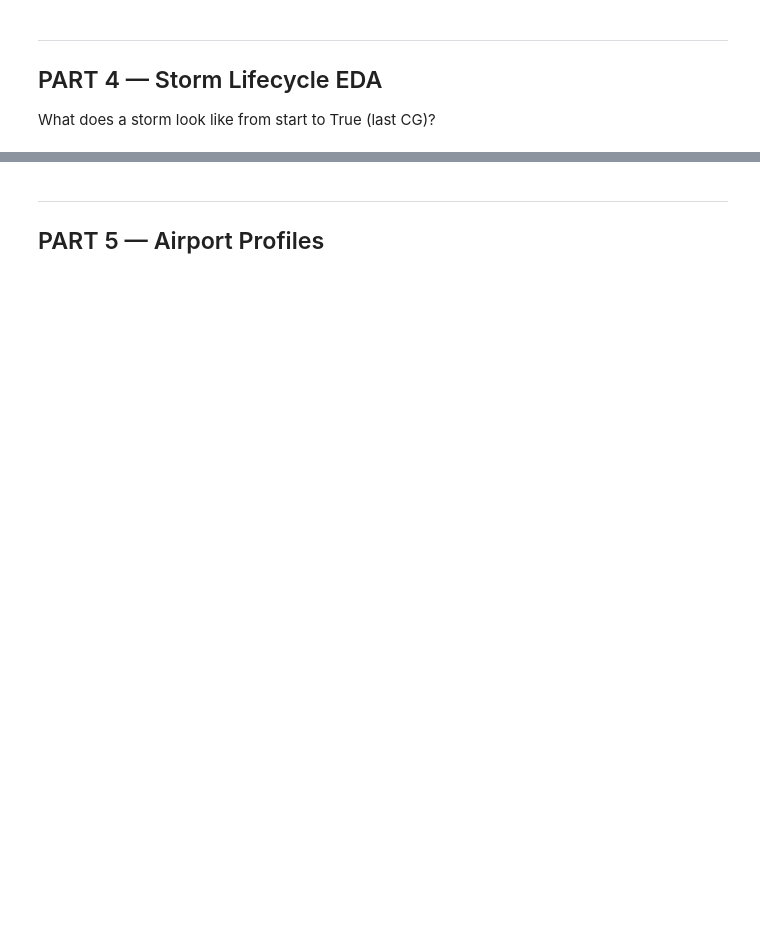
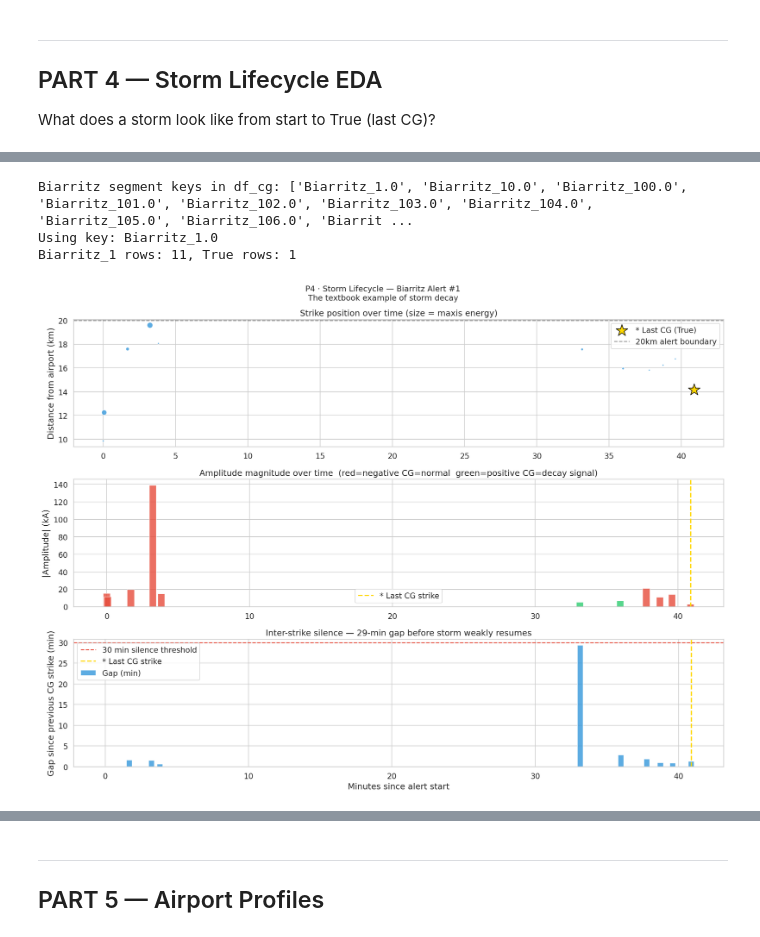
Before and after one commit to Tesfay-Hagos/data-Battle-2026, a Jupyter notebook: notebooks/03_final_eda_and_features.ipynb, the cells around one changed output, grey strips where cells are left out. Saved outputs shown, nothing was run; the diff lists cells and outputs as text; code cells hidden in the pictures; blank space fills up the shorter version.

```diff
--- a/notebooks/03_final_eda_and_features.ipynb
+++ b/notebooks/03_final_eda_and_features.ipynb
@@ -449,5 +594,11 @@ plt.show()
 # %%
-biarritz_1 = df_cg[df_cg["segment_key"]=="Biarritz_1"].sort_values("date").copy()
+# Debug: find the actual Biarritz segment keys available in df_cg
+_biarritz_keys = sorted(df_cg[df_cg["airport"]=="Biarritz"]["segment_key"].unique())
+print(f"Biarritz segment keys in df_cg: {_biarritz_keys}")
+_biarritz_key = _biarritz_keys[0] if _biarritz_keys else "Biarritz_1.0"
+print(f"Using key: {_biarritz_key}")
+biarritz_1 = df_cg[df_cg["segment_key"]==_biarritz_key].sort_values("date").copy()
+print(f"Biarritz_1 rows: {len(biarritz_1)}, True rows: {biarritz_1['is_last_lightning_cloud_ground'].sum()}")
 biarritz_1["minutes"] = (
     biarritz_1["date"] - biarritz_1["date"].min()
 ).dt.total_seconds() / 60
@@ -458,53 +609,60 @@ fig.suptitle("P4 · Storm Lifecycle — Biarritz Alert #1\n"
              "The textbook example of storm decay", fontsize=13)
 
 # Strike timeline: dist over time
-colors = ["#E74C3C" if t=="True" else "#3498DB"
+colors = ["#E74C3C" if t else "#3498DB"
           for t in biarritz_1["is_last_lightning_cloud_ground"]]
 sizes  = (biarritz_1["maxis"].abs() + 0.1) * 40
 axes[0].scatter(biarritz_1["minutes"], biarritz_1["dist"],
                 c=colors, s=sizes, alpha=0.8,
                 edgecolors="white", lw=0.8, zorder=3)
-true_row = biarritz_1[biarritz_1["is_last_lightning_cloud_ground"]=="True"]
+true_row = biarritz_1[biarritz_1["is_last_lightning_cloud_ground"]]
 axes[0].scatter(true_row["minutes"], true_row["dist"],
-                s=400, marker="★", color="gold",
+                s=400, marker="*", color="gold",
                 edgecolors="black", lw=1, zorder=5,
-                label="★ Last CG (True)")
+                label="* Last CG (True)")
 axes[0].axhline(20, color="black", linestyle="--",
                 alpha=0.4, label="20km alert boundary")
 axes[0].set_ylabel("Distance from airport (km)")
 axes[0].set_title("Strike position over time (size = maxis energy)")
 axes[0].legend()
 
 # Amplitude over time with sign highlighted
 for _, row in biarritz_1.iterrows():
     color = "#E74C3C" if row["amplitude"] < 0 else "#2ECC71"
     axes[1].bar(row["minutes"], abs(row["amplitude"]),
                 width=0.5, color=color, alpha=0.8)
-axes[1].axvline(true_row["minutes"].values[0],
-                color="gold", linewidth=2, linestyle="--",
-                label="★ Last CG strike")
+if len(true_row) > 0:
+    axes[1].axvline(true_row["minutes"].values[0],
+                    color="gold", linewidth=2, linestyle="--",
+                    label="* Last CG strike")
 axes[1].set_ylabel("|Amplitude| (kA)")
 axes[1].set_title("Amplitude magnitude over time  "
-                  "(🔴 negative CG = normal  🟢 positive CG = decay signal)")
+                  "(red=negative CG=normal  green=positive CG=decay signal)")
 axes[1].legend()
 
 # Inter-strike gap over time
 gap_data = biarritz_1.iloc[1:]
 axes[2].bar(gap_data["minutes"], gap_data["gap_min"],
             width=0.4, color="#3498DB", alpha=0.8, label="Gap (min)")
 axes[2].axhline(30, color="#E74C3C", linestyle="--",
                 linewidth=1.5, label="30 min silence threshold")
-axes[2].axvline(true_row["minutes"].values[0],
-                color="gold", linewidth=2, linestyle="--",
-                label="★ Last CG strike")
+if len(true_row) > 0:
+    axes[2].axvline(true_row["minutes"].values[0],
+                    color="gold", linewidth=2, linestyle="--",
+                    label="* Last CG strike")
 axes[2].set_xlabel("Minutes since alert start")
 axes[2].set_ylabel("Gap since previous CG strike (min)")
 axes[2].set_title("Inter-strike silence — 29-min gap before storm weakly resumes")
 axes[2].legend()
 
 plt.tight_layout()
 save_to_drive(fig, FIG_DIR / "p4_biarritz_storm_lifecycle.png")
 plt.show()
+# %% [output]
+Biarritz segment keys in df_cg: ['Biarritz_1.0', 'Biarritz_10.0', 'Biarritz_100.0', 'Biarritz_101.0', 'Biarritz_102.0', 'Biarritz_103.0', 'Biarritz_104.0', 'Biarritz_105.0', 'Biarritz_106.0', 'Biarrit ...
+Using key: Biarritz_1.0
+Biarritz_1 rows: 11, True rows: 1
+[figure, added]
 # %%
 # For each segment: when does model first predict P > threshold vs
 # when does the 30-min rule confirm the end?
```
Also changed, not shown: parts of 23 cells of this notebook, 37 other files.
